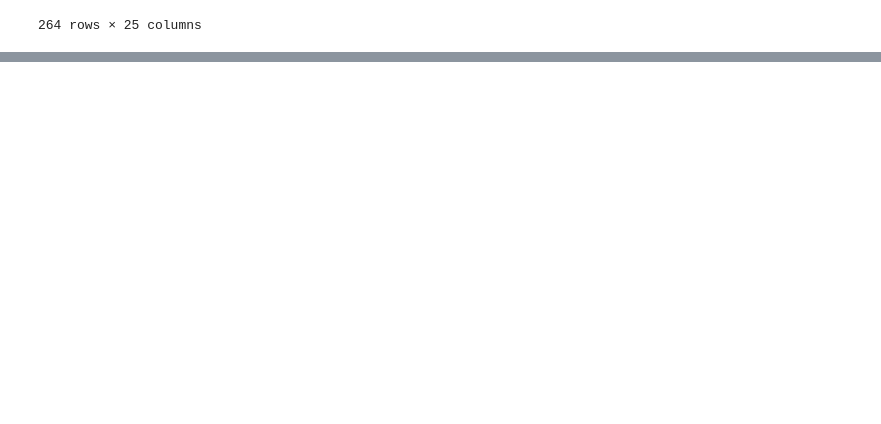
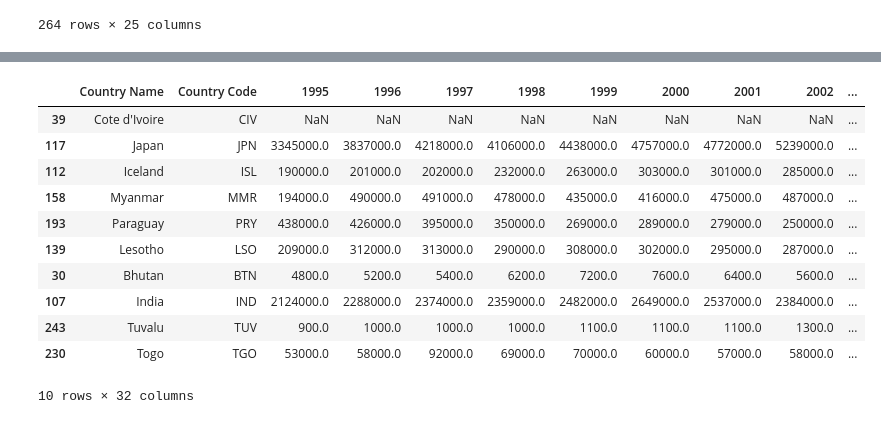
Before and after one commit to rennanvoa2/Programming_DS_Project, a Jupyter notebook: Final Project.ipynb, the cells around one changed output, grey strips where cells are left out. Saved outputs shown, nothing was run; the diff lists cells and outputs as text; code cells hidden in the pictures; blank space fills up the shorter version.

```diff
--- a/Final Project.ipynb
+++ b/Final Project.ipynb
@@ -177,0 +181,15 @@ df[(df['Region'].notnull()) & (df['IncomeGroup'].notnull())].nsmallest(10,['2017
+# %%
+df[df['Region'].notnull()].nlargest(10,['Growth5ys'])
+# %% [output]
+|  | Country Name | Country Code | 1995 | 1996 | 1997 | 1998 | 1999 | 2000 | 2001 | 2002 | ... |
+| 39 | Cote d'Ivoire | CIV | NaN | NaN | NaN | NaN | NaN | NaN | NaN | NaN | ... |
+| 117 | Japan | JPN | 3345000.0 | 3837000.0 | 4218000.0 | 4106000.0 | 4438000.0 | 4757000.0 | 4772000.0 | 5239000.0 | ... |
+| 112 | Iceland | ISL | 190000.0 | 201000.0 | 202000.0 | 232000.0 | 263000.0 | 303000.0 | 301000.0 | 285000.0 | ... |
+| 158 | Myanmar | MMR | 194000.0 | 490000.0 | 491000.0 | 478000.0 | 435000.0 | 416000.0 | 475000.0 | 487000.0 | ... |
+| 193 | Paraguay | PRY | 438000.0 | 426000.0 | 395000.0 | 350000.0 | 269000.0 | 289000.0 | 279000.0 | 250000.0 | ... |
+| 139 | Lesotho | LSO | 209000.0 | 312000.0 | 313000.0 | 290000.0 | 308000.0 | 302000.0 | 295000.0 | 287000.0 | ... |
+| 30 | Bhutan | BTN | 4800.0 | 5200.0 | 5400.0 | 6200.0 | 7200.0 | 7600.0 | 6400.0 | 5600.0 | ... |
+| 107 | India | IND | 2124000.0 | 2288000.0 | 2374000.0 | 2359000.0 | 2482000.0 | 2649000.0 | 2537000.0 | 2384000.0 | ... |
+| 243 | Tuvalu | TUV | 900.0 | 1000.0 | 1000.0 | 1000.0 | 1100.0 | 1100.0 | 1100.0 | 1300.0 | ... |
+| 230 | Togo | TGO | 53000.0 | 58000.0 | 92000.0 | 69000.0 | 70000.0 | 60000.0 | 57000.0 | 58000.0 | ... |
+10 rows × 32 columns
```
Also changed, not shown: parts of 16 cells of this notebook.
